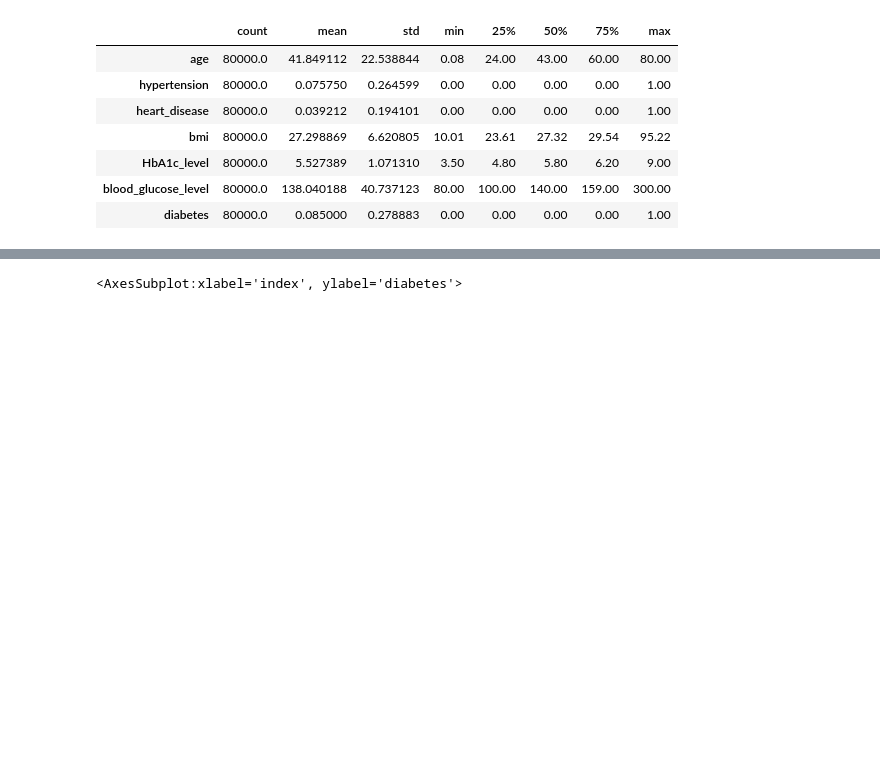
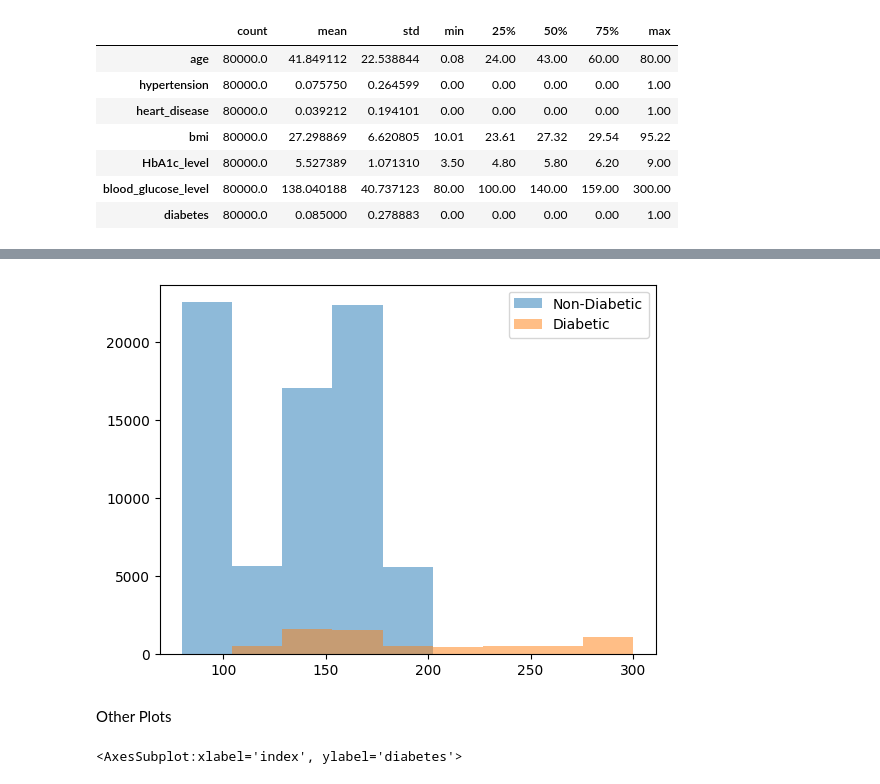
Before and after one commit to leslie-zi-pan/diabetes-prediction, a Jupyter notebook: notebooks/2.0-lp-exploratory-data-analysis.ipynb, the cells around one changed output, grey strips where cells are left out. Drawn from its saved outputs; the diff is of its cells as text; code cells hidden in the pictures; blank space fills up the shorter version.

```diff
--- a/notebooks/2.0-lp-exploratory-data-analysis.ipynb
+++ b/notebooks/2.0-lp-exploratory-data-analysis.ipynb
@@ -87,3 +138,23 @@ df["age"].plot(kind="hist", bins=80)
+# %%
+
+
+blood_glucose_level_non_diabetic = (df.loc[df.diabetes == 0][["blood_glucose_level"]])
+blood_glucose_level_diabetic = (df.loc[df.diabetes == 1][["blood_glucose_level"]])
+
+blood_glucose_level_min = df["blood_glucose_level"].min()
+blood_glucose_level_max = df["blood_glucose_level"].max()
+steps = len(df["blood_glucose_level"].unique())
+bins = numpy.linspace(blood_glucose_level_min, blood_glucose_level_max, steps-8)
+
+# pyplot.hist([hba1c_non_diabetic, hba1c_diabetic], bins, alpha=0.5, label=['Non-Diabetic', 'Diabetic'])
+pyplot.hist(blood_glucose_level_non_diabetic, alpha=0.5, label='Non-Diabetic', bins=bins)
+pyplot.hist(blood_glucose_level_diabetic, alpha=0.5, label='Diabetic', bins=bins)
+pyplot.legend(loc='upper right')
+pyplot.show()
+# %% [output]
+[figure, added]
+# %% [markdown]
+Other Plots
 # %%
 import seaborn as sns
 
```
Also changed, not shown: parts of 13 cells of this notebook.
